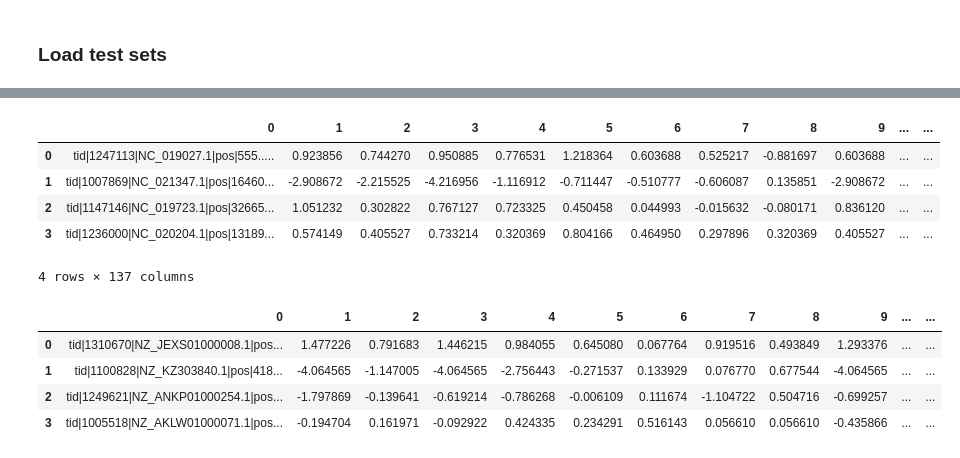
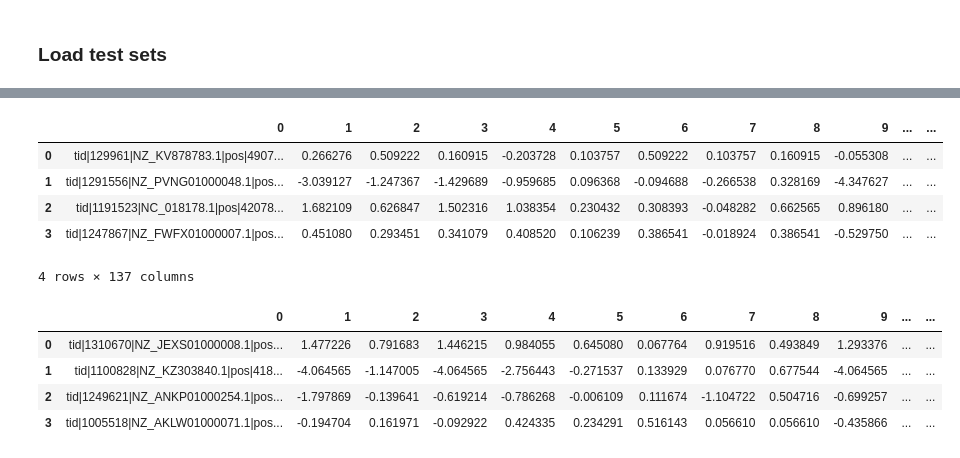
Before and after one commit to USDA-ARS-GBRU/Dataset_shift_LR_KNN, a Jupyter notebook: Kmer_LR_3.ipynb, the cells around one changed output, grey strips where cells are left out. Drawn from its saved outputs; the diff is of its cells as text; code cells hidden in the pictures.

```diff
--- a/Kmer_LR_3.ipynb
+++ b/Kmer_LR_3.ipynb
@@ -45,13 +63,12 @@ bacteria_test = pd.read_csv('outputfile_2_test_10ksplit.csv', header=None)
 # %%
 # taking virus and bacteria as first pass examples
-
-virus_train.head(4)
+bacteria_test.head(4)
 # %% [output]
 |  | 0 | 1 | 2 | 3 | 4 | 5 | 6 | 7 | 8 | 9 | ... | ... |
-| 0 | tid|1247113|NC_019027.1|pos|555..... | 0.923856 | 0.744270 | 0.950885 | 0.776531 | 1.218364 | 0.603688 | 0.525217 | -0.881697 | 0.603688 | ... | ... |
-| 1 | tid|1007869|NC_021347.1|pos|16460... | -2.908672 | -2.215525 | -4.216956 | -1.116912 | -0.711447 | -0.510777 | -0.606087 | 0.135851 | -2.908672 | ... | ... |
-| 2 | tid|1147146|NC_019723.1|pos|32665... | 1.051232 | 0.302822 | 0.767127 | 0.723325 | 0.450458 | 0.044993 | -0.015632 | -0.080171 | 0.836120 | ... | ... |
-| 3 | tid|1236000|NC_020204.1|pos|13189... | 0.574149 | 0.405527 | 0.733214 | 0.320369 | 0.804166 | 0.464950 | 0.297896 | 0.320369 | 0.405527 | ... | ... |
+| 0 | tid|129961|NZ_KV878783.1|pos|4907... | 0.266276 | 0.509222 | 0.160915 | -0.203728 | 0.103757 | 0.509222 | 0.103757 | 0.160915 | -0.055308 | ... | ... |
+| 1 | tid|1291556|NZ_PVNG01000048.1|pos... | -3.039127 | -1.247367 | -1.429689 | -0.959685 | 0.096368 | -0.094688 | -0.266538 | 0.328169 | -4.347627 | ... | ... |
+| 2 | tid|1191523|NC_018178.1|pos|42078... | 1.682109 | 0.626847 | 1.502316 | 1.038354 | 0.230432 | 0.308393 | -0.048282 | 0.662565 | 0.896180 | ... | ... |
+| 3 | tid|1247867|NZ_FWFX01000007.1|pos... | 0.451080 | 0.293451 | 0.341079 | 0.408520 | 0.106239 | 0.386541 | -0.018924 | 0.386541 | -0.529750 | ... | ... |
 4 rows × 137 columns
 # %%
 bacteria_train.head(4)
```
Also changed, not shown: parts of 18 cells of this notebook, 1 other file.
